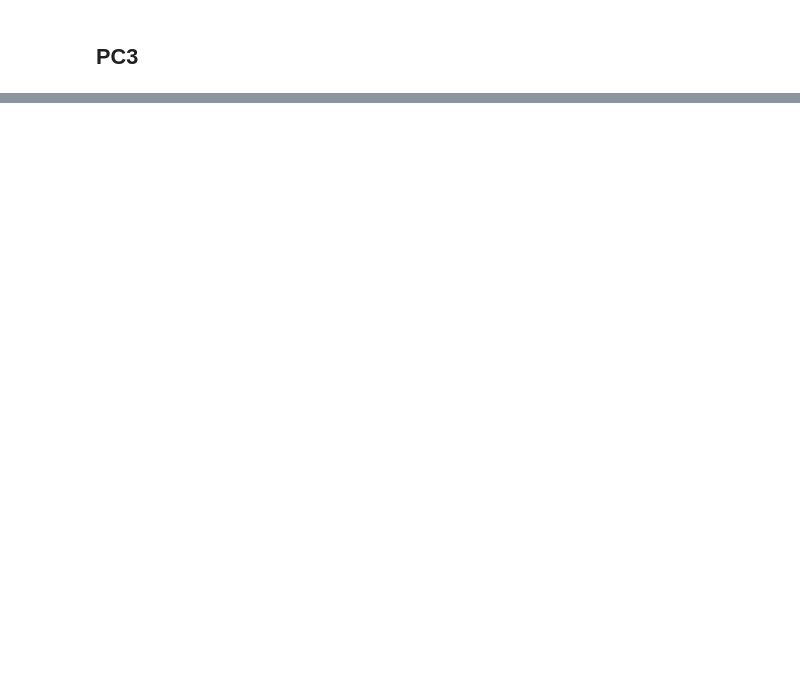
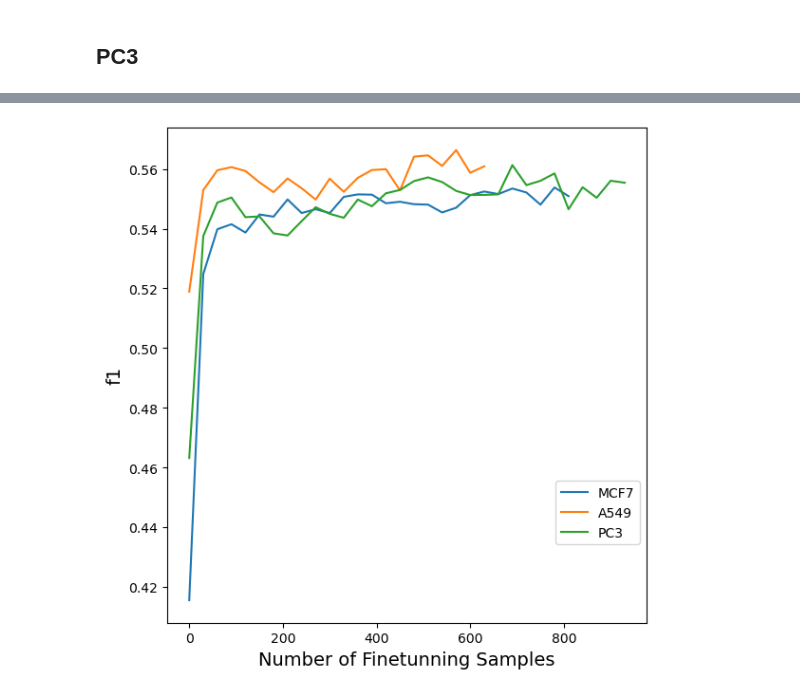
Before and after one commit to dearhannah/AnchorDrug_official, a Jupyter notebook: DataAnalysis/converge_curve.ipynb, the cells around one changed output, grey strips where cells are left out. Cells and saved outputs as stored; diff of their text form; code cells hidden in the pictures; blank space fills up the shorter version.

```diff
--- a/DataAnalysis/converge_curve.ipynb
+++ b/DataAnalysis/converge_curve.ipynb
@@ -241,0 +287,12 @@ plt.show()
+# %%
+fig, ax = plt.subplots(figsize=(6,6))
+ax.plot(x_mcf7, f1_mcf7, label='MCF7')
+ax.plot(x_a549, f1_a549, label='A549')
+ax.plot(x_pc3, f1_pc3, label='PC3')
+ax.set_ylabel('f1', size=font)
+ax.set_xlabel('Number of Finetunning Samples', size=font)
+plt.legend(bbox_to_anchor=(1.0, 0.3))
+fig.tight_layout()  # otherwise the right y-label is slightly clipped
+plt.show()
+# %% [output]
+[figure, added]
```
Also changed, not shown: parts of 5 cells of this notebook, 2 other files.
